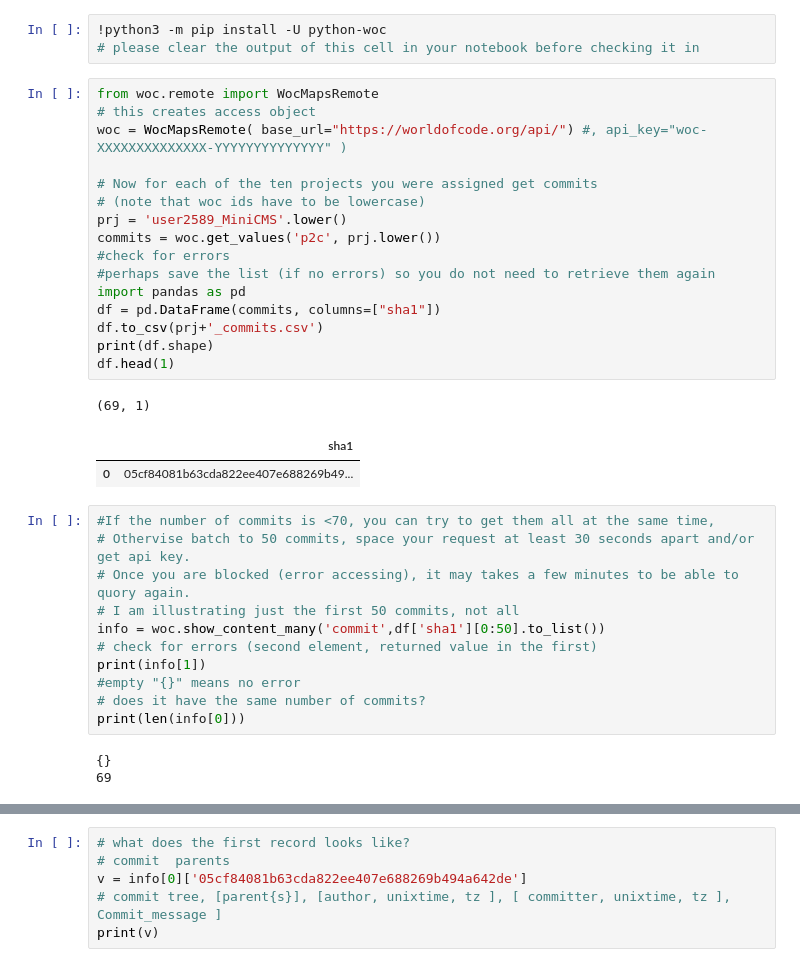
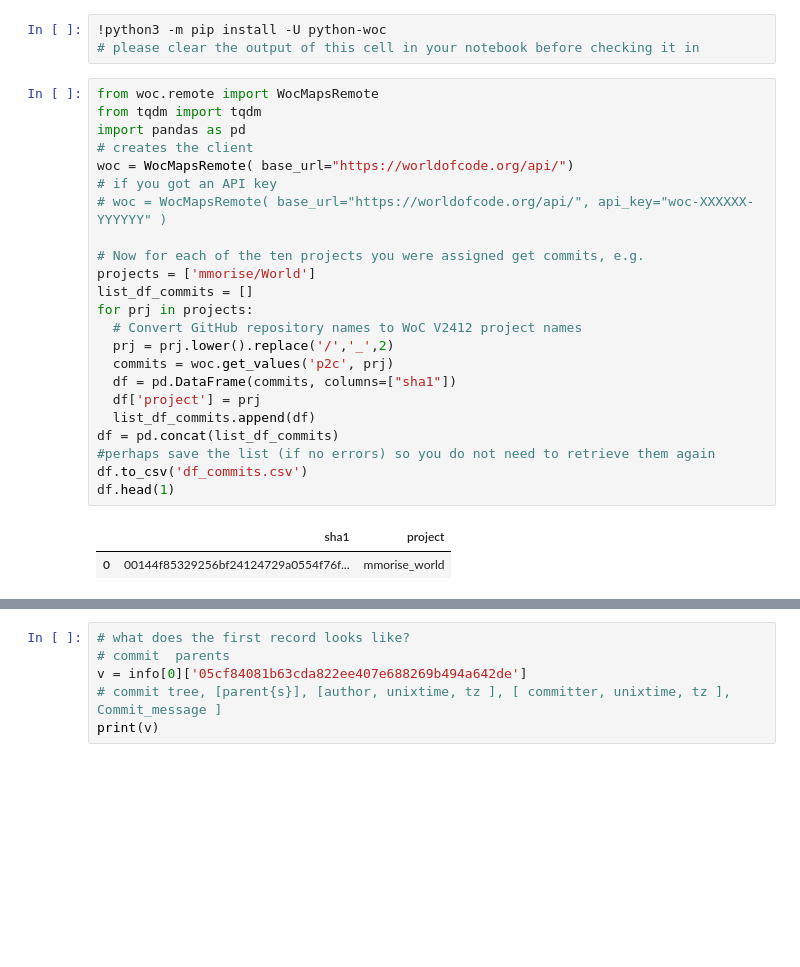
Before and after one commit to JustAnotherJames/hcrettol_MP2, a Jupyter notebook: getinfo.ipynb, the cells around one changed output, grey strips where cells are left out. Drawn from its saved outputs; the diff is of its cells as text; blank space fills up the shorter version.

```diff
--- a/getinfo.ipynb
+++ b/getinfo.ipynb
@@ -3,35 +3,27 @@
 # please clear the output of this cell in your notebook before checking it in
 # %%
 from woc.remote import WocMapsRemote
-# this creates access object
-woc = WocMapsRemote( base_url="https://worldofcode.org/api/") #, api_key="woc-XXXXXXXXXXXXXX-YYYYYYYYYYYYYY" )
+from tqdm import tqdm
+import pandas as pd
+# creates the client
+woc = WocMapsRemote( base_url="https://worldofcode.org/api/")
+# if you got an API key
+# woc = WocMapsRemote( base_url="https://worldofcode.org/api/", api_key="woc-XXXXXX-YYYYYY" )
 
-# Now for each of the ten projects you were assigned get commits
-# (note that woc ids have to be lowercase)
-prj = 'user2589_MiniCMS'.lower()
-commits = woc.get_values('p2c', prj.lower())
-#check for errors
+# Now for each of the ten projects you were assigned get commits, e.g.
+projects = ['mmorise/World']
+list_df_commits = []
+for prj in projects:
+  # Convert GitHub repository names to WoC V2412 project names
+  prj = prj.lower().replace('/','_',2)
+  commits = woc.get_values('p2c', prj)
+  df = pd.DataFrame(commits, columns=["sha1"])
+  df['project'] = prj
+  list_df_commits.append(df)
+df = pd.concat(list_df_commits)
 #perhaps save the list (if no errors) so you do not need to retrieve them again
-import pandas as pd
-df = pd.DataFrame(commits, columns=["sha1"])
-df.to_csv(prj+'_commits.csv')
-print(df.shape)
+df.to_csv('df_commits.csv')
 df.head(1)
 # %% [output]
-(69, 1)
-|  | sha1 |
-| 0 | 05cf84081b63cda822ee407e688269b49... |
+|  | sha1 | project |
+| 0 | 00144f85329256bf24124729a0554f76f... | mmorise_world |
-# %%
-#If the number of commits is <70, you can try to get them all at the same time,
-# Othervise batch to 50 commits, space your request at least 30 seconds apart and/or get api key.
-# Once you are blocked (error accessing), it may takes a few minutes to be able to quory again.
-# I am illustrating just the first 50 commits, not all
-info = woc.show_content_many('commit',df['sha1'][0:50].to_list())
-# check for errors (second element, returned value in the first)
-print(info[1])
-#empty "{}" means no error
-# does it have the same number of commits?
-print(len(info[0]))
-# %% [output]
-{}
-69
```
Also changed, not shown: parts of 1 cell of this notebook.
